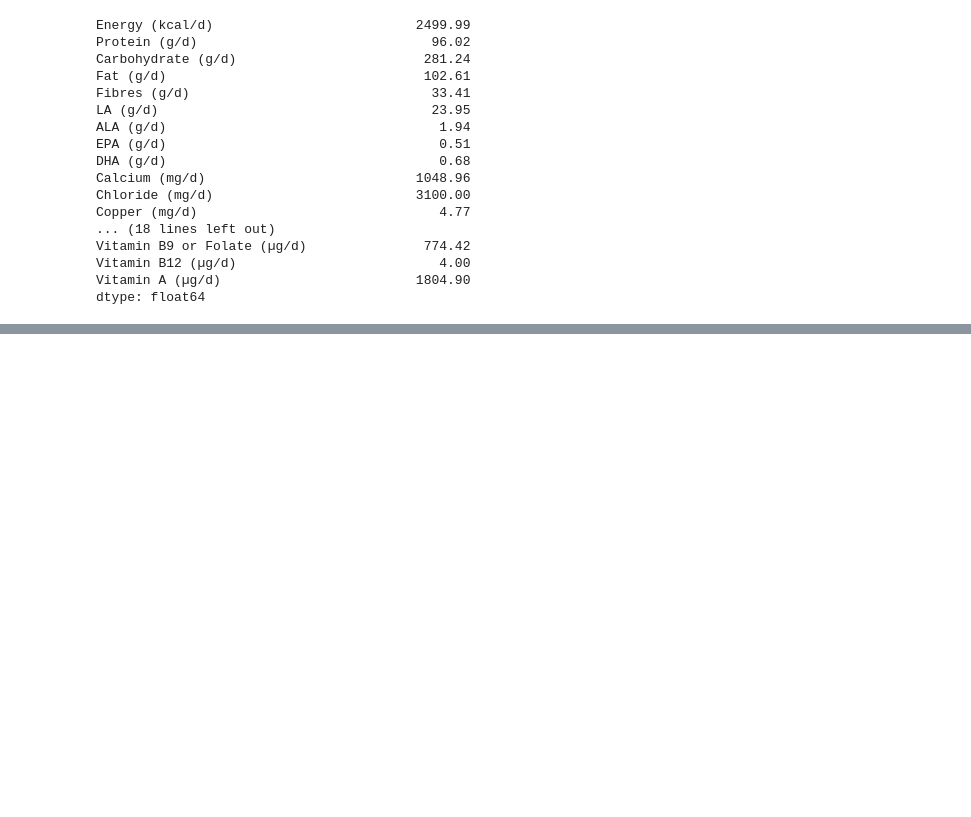
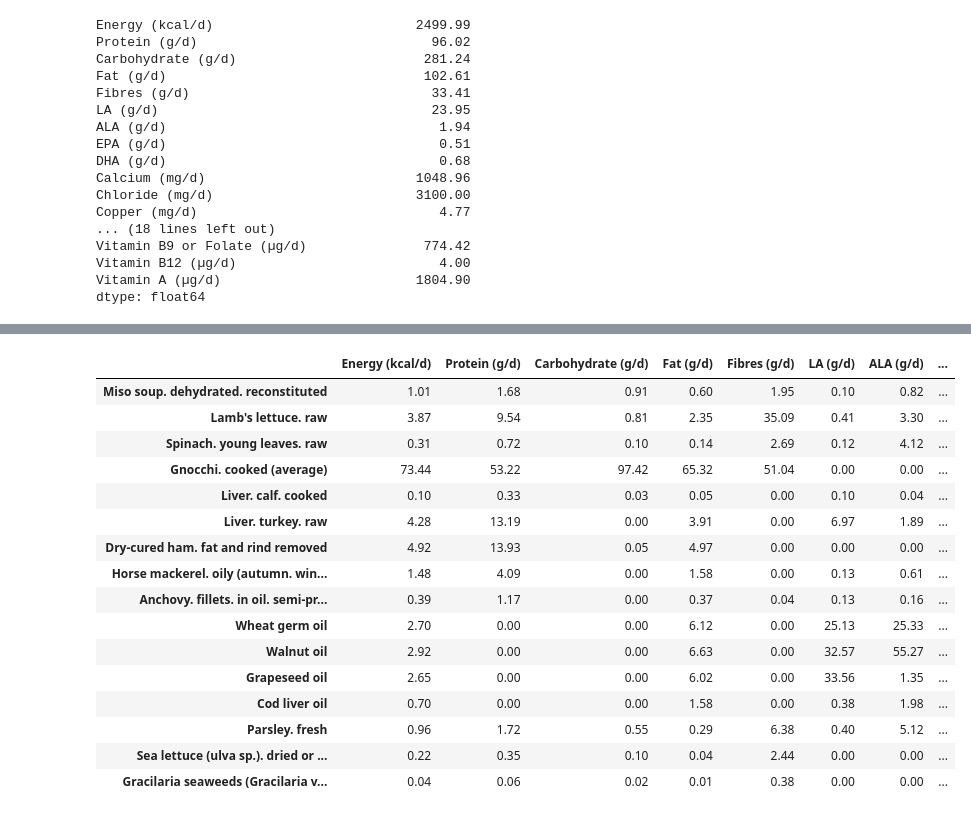
Before and after one commit to asmaier/optimal_diet, a Jupyter notebook: new_diet.ipynb, the cells around one changed output, grey strips where cells are left out. Drawn from its saved outputs; the diff is of its cells as text; code cells hidden in the pictures; blank space fills up the shorter version.

```diff
--- a/new_diet.ipynb
+++ b/new_diet.ipynb
@@ -252,0 +303,2 @@ dtype: float64
+# %%
+nutrients[0] = ("Energy (kcal/d)", 0.0)
@@ -252,0 +318,6 @@ dtype: float64
+# %%
+# Objective function: Minimize the sum of (price-normalized) foods.
+objective = solver2.Objective()
+for i, food in enumerate(foods):
+    objective.SetCoefficient(food, data[i][0])
+objective.SetMinimization()
@@ -252,0 +335,10 @@ dtype: float64
+# %%
+# Display the amounts (in dollars) to purchase of each food.
+nutrients_result = [0] * len(nutrients)
+print('\nDaily Foods:')
+for i, food in enumerate(foods):
+    if food.solution_value() > 0.0:
+        print('{}: {} kcal {} gr'.format(commodities[i], food.solution_value()*data[i][0], food.solution_value() * 100))
+        for j, _ in enumerate(nutrients):
+            nutrients_result[j] += data[i][j] * food.solution_value()
+print('\nOptimal daily calories: {:.4f} kcal'.format(objective.Value()))
@@ -252,0 +365,5 @@ dtype: float64
+# %%
+print('\nNutrients per day:')
+for i, nutrient in enumerate(nutrients):
+    print('{}: {:.2f} (min {})'.format(nutrient[0], nutrients_result[i],
+                                       nutrient[1]))
@@ -252,0 +391,37 @@ dtype: float64
+# %%
+pd.set_option('display.max_columns', 500)
+
+nutrient_per_food = {}
+
+for i, food in enumerate(foods):
+    if food.solution_value() > 0.0:
+        for j, nutrient in enumerate(nutrients):
+            if food in nutrient_per_food:
+                nutrient_per_food[food].append(data[i][j] * food.solution_value())
+            else:
+                nutrient_per_food[food]=[data[i][j] * food.solution_value()]
+
+foods_df = pd.DataFrame.from_dict(nutrient_per_food, orient='index', columns=[n[0] for n in nutrients])
+
+for i, nutrient in enumerate(nutrients):
+    foods_df[nutrient[0]]=(foods_df[nutrient[0]]/nutrients_result[i]*100).round(2)
+
+display(foods_df)
+# %% [output]
+|  | Energy (kcal/d) | Protein (g/d) | Carbohydrate (g/d) | Fat (g/d) | Fibres (g/d) | LA (g/d) | ALA (g/d) | ... |
+| Miso soup. dehydrated. reconstituted | 1.01 | 1.68 | 0.91 | 0.60 | 1.95 | 0.10 | 0.82 | ... |
+| Lamb's lettuce. raw | 3.87 | 9.54 | 0.81 | 2.35 | 35.09 | 0.41 | 3.30 | ... |
+| Spinach. young leaves. raw | 0.31 | 0.72 | 0.10 | 0.14 | 2.69 | 0.12 | 4.12 | ... |
+| Gnocchi. cooked (average) | 73.44 | 53.22 | 97.42 | 65.32 | 51.04 | 0.00 | 0.00 | ... |
+| Liver. calf. cooked | 0.10 | 0.33 | 0.03 | 0.05 | 0.00 | 0.10 | 0.04 | ... |
+| Liver. turkey. raw | 4.28 | 13.19 | 0.00 | 3.91 | 0.00 | 6.97 | 1.89 | ... |
+| Dry-cured ham. fat and rind removed | 4.92 | 13.93 | 0.05 | 4.97 | 0.00 | 0.00 | 0.00 | ... |
+| Horse mackerel. oily (autumn. win... | 1.48 | 4.09 | 0.00 | 1.58 | 0.00 | 0.13 | 0.61 | ... |
+| Anchovy. fillets. in oil. semi-pr... | 0.39 | 1.17 | 0.00 | 0.37 | 0.04 | 0.13 | 0.16 | ... |
+| Wheat germ oil | 2.70 | 0.00 | 0.00 | 6.12 | 0.00 | 25.13 | 25.33 | ... |
+| Walnut oil | 2.92 | 0.00 | 0.00 | 6.63 | 0.00 | 32.57 | 55.27 | ... |
+| Grapeseed oil | 2.65 | 0.00 | 0.00 | 6.02 | 0.00 | 33.56 | 1.35 | ... |
+| Cod liver oil | 0.70 | 0.00 | 0.00 | 1.58 | 0.00 | 0.38 | 1.98 | ... |
+| Parsley. fresh | 0.96 | 1.72 | 0.55 | 0.29 | 6.38 | 0.40 | 5.12 | ... |
+| Sea lettuce (ulva sp.). dried or ... | 0.22 | 0.35 | 0.10 | 0.04 | 2.44 | 0.00 | 0.00 | ... |
+| Gracilaria seaweeds (Gracilaria v... | 0.04 | 0.06 | 0.02 | 0.01 | 0.38 | 0.00 | 0.00 | ... |
```
Also changed, not shown: parts of 16 cells of this notebook, 1 other file.
